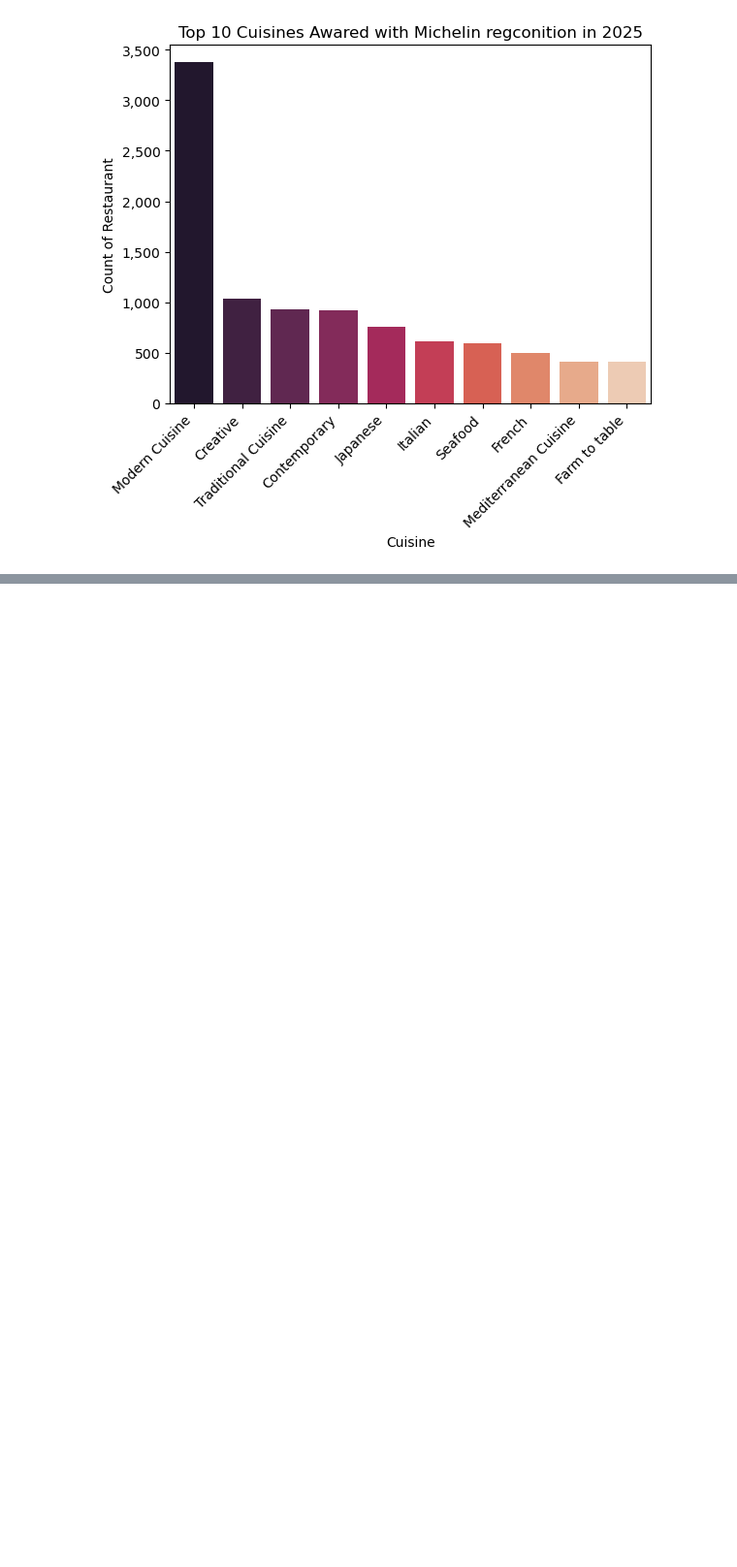
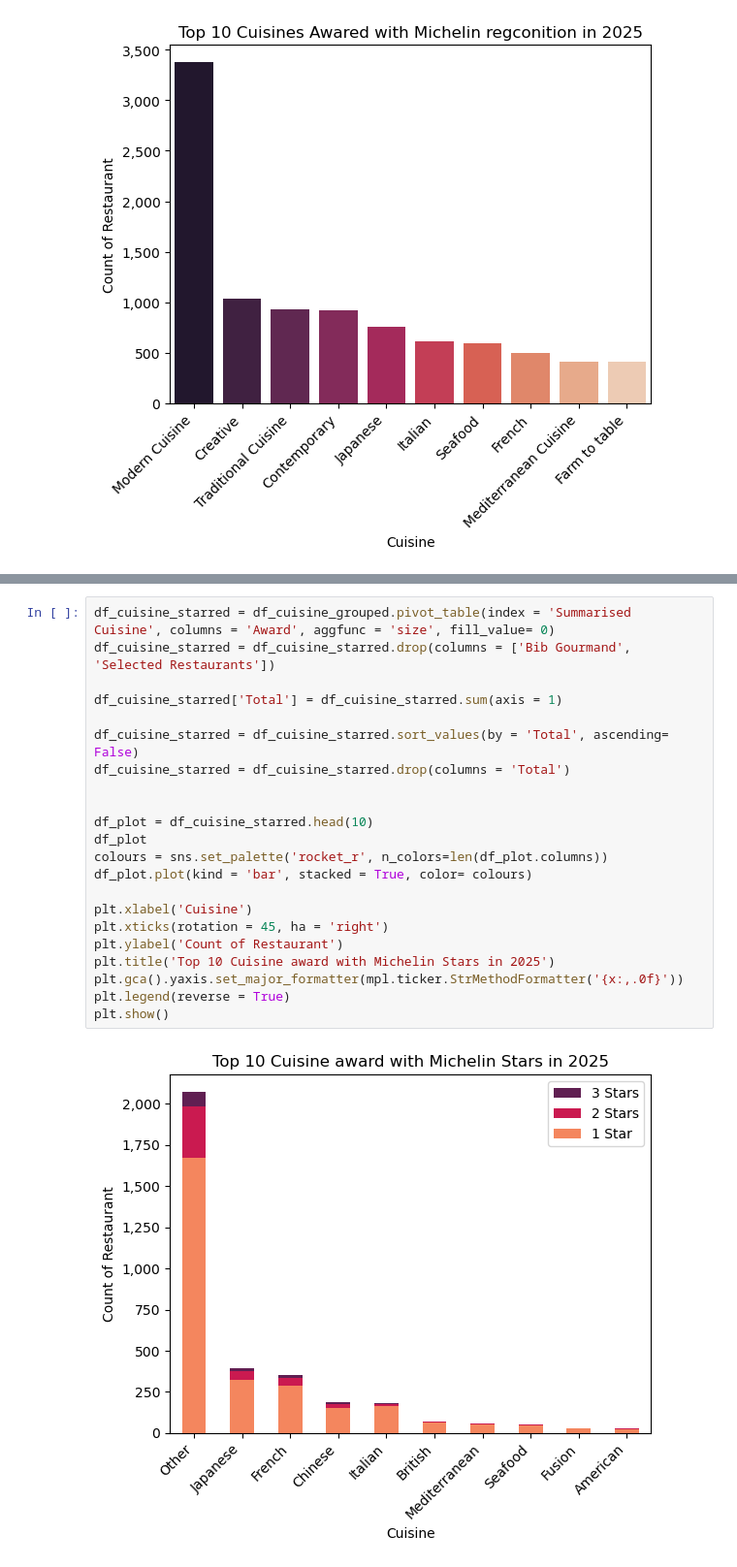
Before and after one commit to leungbonia/Python_Data_Projects, a Jupyter notebook: Own_Projects/2_Michelin_analysis.ipynb, the cells around one changed output, grey strips where cells are left out. Shown: that part at 97% size. Drawn from its saved outputs; the diff is of its cells as text; blank space fills up the shorter version.

```diff
--- a/Own_Projects/2_Michelin_analysis.ipynb
+++ b/Own_Projects/2_Michelin_analysis.ipynb
@@ -542,0 +682,24 @@ plt.show()
+# %%
+df_cuisine_starred = df_cuisine_grouped.pivot_table(index = 'Summarised Cuisine', columns = 'Award', aggfunc = 'size', fill_value= 0)
+df_cuisine_starred = df_cuisine_starred.drop(columns = ['Bib Gourmand', 'Selected Restaurants'])
+
+df_cuisine_starred['Total'] = df_cuisine_starred.sum(axis = 1)
+
+df_cuisine_starred = df_cuisine_starred.sort_values(by = 'Total', ascending= False)
+df_cuisine_starred = df_cuisine_starred.drop(columns = 'Total')
+
+
+df_plot = df_cuisine_starred.head(10)
+df_plot
+colours = sns.set_palette('rocket_r', n_colors=len(df_plot.columns))
+df_plot.plot(kind = 'bar', stacked = True, color= colours)
+
+plt.xlabel('Cuisine')
+plt.xticks(rotation = 45, ha = 'right')
+plt.ylabel('Count of Restaurant')
+plt.title('Top 10 Cuisine award with Michelin Stars in 2025')
+plt.gca().yaxis.set_major_formatter(mpl.ticker.StrMethodFormatter('{x:,.0f}'))
+plt.legend(reverse = True)
+plt.show()
+# %% [output]
+[figure, added]
```
Also changed, not shown: parts of 13 cells of this notebook.
